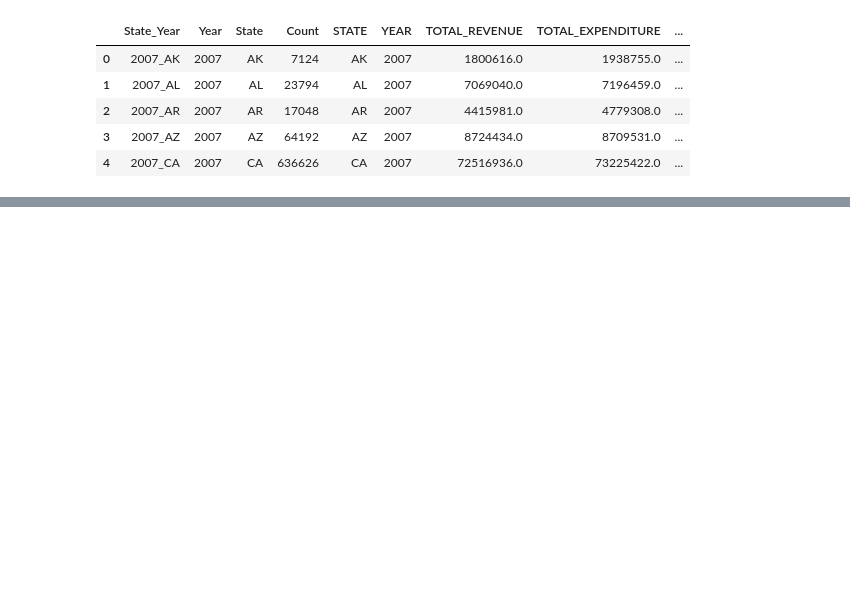
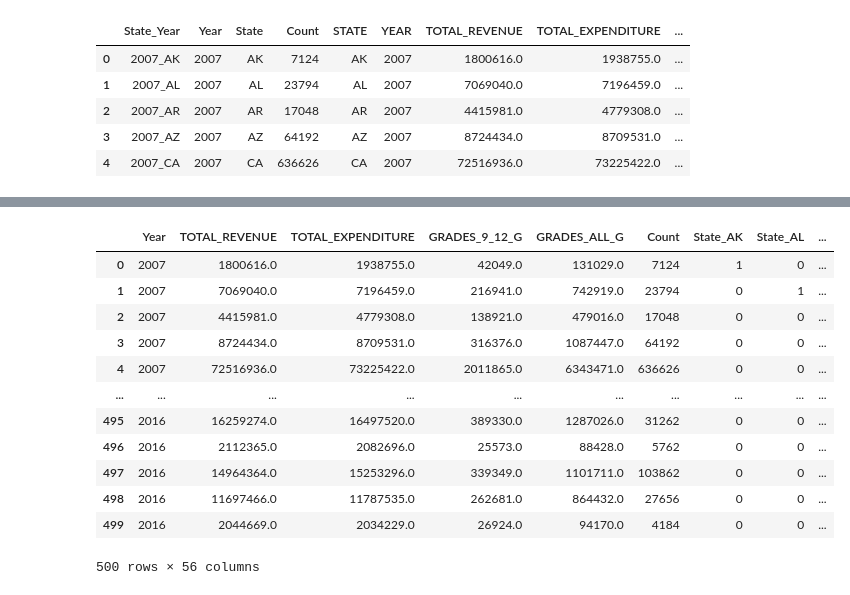
Before and after one commit to kimcheese33/final_project, a Jupyter notebook: Machine Learning/preprocess_data.ipynb, the cells around one changed output, grey strips where cells are left out. Saved outputs shown, nothing was run; the diff lists cells and outputs as text; code cells hidden in the pictures; blank space fills up the shorter version.

```diff
--- a/Machine Learning/preprocess_data.ipynb
+++ b/Machine Learning/preprocess_data.ipynb
@@ -165,0 +157,18 @@ merged_df.head()
+# %%
+#encode State
+merged_encoded_df = pd.get_dummies(merged_df, columns=['State'])
+merged_encoded_df
+# %% [output]
+|  | Year | TOTAL_REVENUE | TOTAL_EXPENDITURE | GRADES_9_12_G | GRADES_ALL_G | Count | State_AK | State_AL | ... |
+| 0 | 2007 | 1800616.0 | 1938755.0 | 42049.0 | 131029.0 | 7124 | 1 | 0 | ... |
+| 1 | 2007 | 7069040.0 | 7196459.0 | 216941.0 | 742919.0 | 23794 | 0 | 1 | ... |
+| 2 | 2007 | 4415981.0 | 4779308.0 | 138921.0 | 479016.0 | 17048 | 0 | 0 | ... |
+| 3 | 2007 | 8724434.0 | 8709531.0 | 316376.0 | 1087447.0 | 64192 | 0 | 0 | ... |
+| 4 | 2007 | 72516936.0 | 73225422.0 | 2011865.0 | 6343471.0 | 636626 | 0 | 0 | ... |
+| ... | ... | ... | ... | ... | ... | ... | ... | ... | ... |
+| 495 | 2016 | 16259274.0 | 16497520.0 | 389330.0 | 1287026.0 | 31262 | 0 | 0 | ... |
+| 496 | 2016 | 2112365.0 | 2082696.0 | 25573.0 | 88428.0 | 5762 | 0 | 0 | ... |
+| 497 | 2016 | 14964364.0 | 15253296.0 | 339349.0 | 1101711.0 | 103862 | 0 | 0 | ... |
+| 498 | 2016 | 11697466.0 | 11787535.0 | 262681.0 | 864432.0 | 27656 | 0 | 0 | ... |
+| 499 | 2016 | 2044669.0 | 2034229.0 | 26924.0 | 94170.0 | 4184 | 0 | 0 | ... |
+500 rows × 56 columns
```
Also changed, not shown: parts of 7 cells of this notebook, 3 other files.
